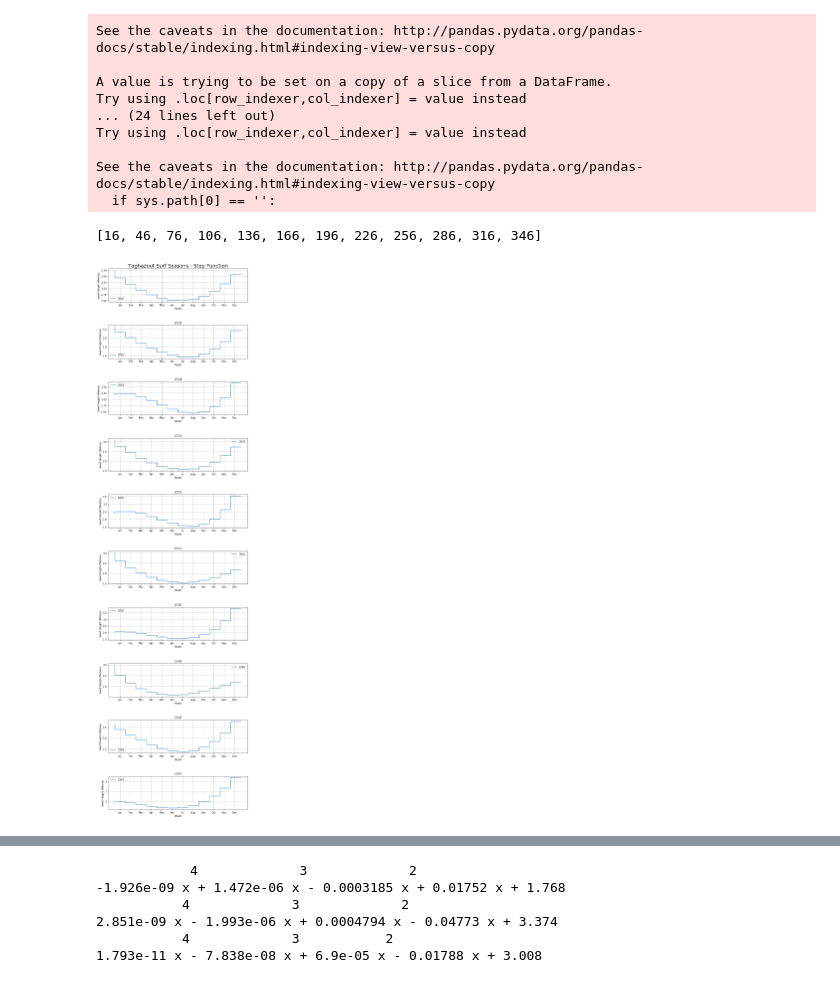
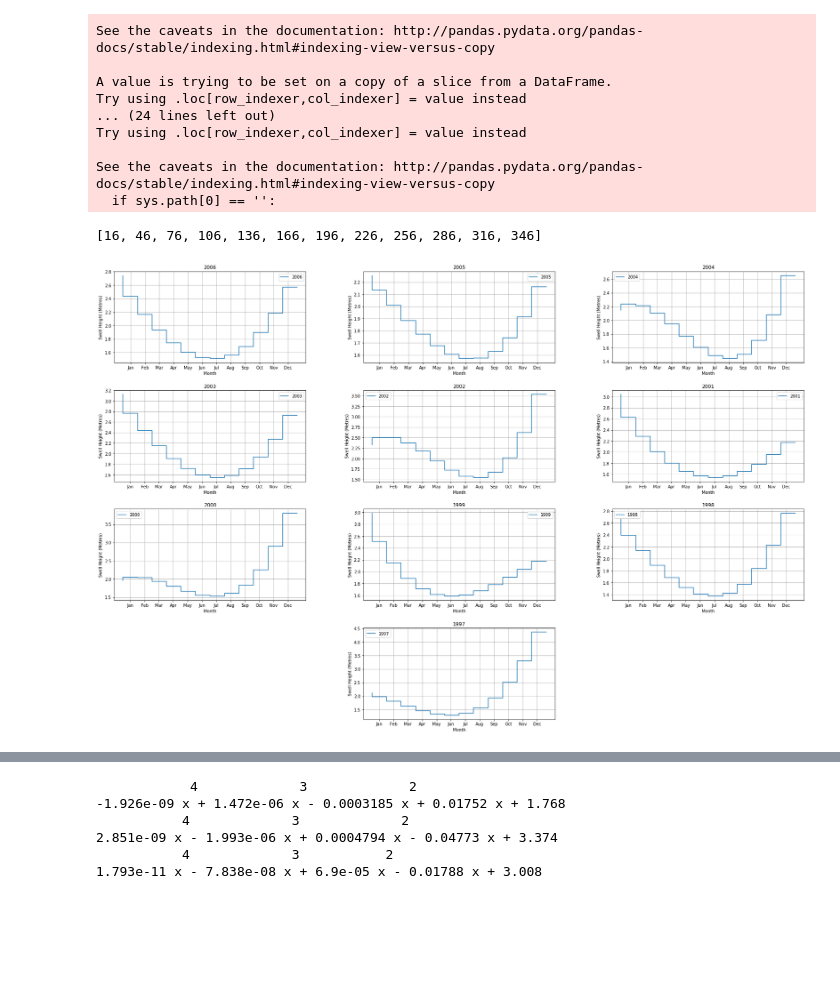
Before and after one commit to mimixtvxq/taghazout_crawler_visualisation_project, a Jupyter notebook: Taghazout_Swell_Data_Analysis.ipynb, the cells around one changed output, grey strips where cells are left out. Cells and saved outputs as stored; diff of their text form; code cells hidden in the pictures; blank space fills up the shorter version.

Commit message:
Change layout of graphs

```diff
--- a/Taghazout_Swell_Data_Analysis.ipynb
+++ b/Taghazout_Swell_Data_Analysis.ipynb
@@ -164,20 +164,20 @@ See the caveats in the documentation: http://pandas.pydata.org/pandas-docs/stabl
 import matplotlib.pyplot as plt
 from scipy.interpolate import UnivariateSpline
 
-plt.figure(figsize=(10,40))
+plt.figure(figsize=(30,20))
 #plt.xticks(np.arange(0,365,30), rotation=20)
 
 
-x1=plt.subplot(10,1,10)
-x2=plt.subplot(10,1,9)
-x3=plt.subplot(10,1,8)
-x4=plt.subplot(10,1,7)
-x5=plt.subplot(10,1,6)
-x6=plt.subplot(10,1,5)
-x7=plt.subplot(10,1,4)
-x8=plt.subplot(10,1,3)
-x9=plt.subplot(10,1,2)
-x10=plt.subplot(10,1,1)
+x1=plt.subplot(4,3,11)
+x2=plt.subplot(4,3,9)
+x3=plt.subplot(4,3,8)
+x4=plt.subplot(4,3,7)
+x5=plt.subplot(4,3,6)
+x6=plt.subplot(4,3,5)
+x7=plt.subplot(4,3,4)
+x8=plt.subplot(4,3,3)
+x9=plt.subplot(4,3,2)
+x10=plt.subplot(4,3,1)
 
 
 #create a spline function with 12 knots -- approx monthly cutoff = natural cutpoint
@@ -270,37 +270,35 @@ x7.set_title("2003")
 x8.set_title("2004")
 x9.set_title("2005")
 x10.set_title("2006")
 
 
 x10.legend(loc = 'best')
 x9.legend(loc = 'best')
 x8.legend(loc = 'best')
 x7.legend(loc = 'best')
 x6.legend(loc = 'best')
 x5.legend(loc = 'best')
 x4.legend(loc = 'best')
 x3.legend(loc = 'best')
 x2.legend(loc = 'best')
 x1.legend(loc = 'best')
 
 x2.grid(color='gray', linestyle='-', linewidth=0.5)
 x3.grid(color='gray', linestyle='-', linewidth=0.5)
 x4.grid(color='gray', linestyle='-', linewidth=0.5)
 x5.grid(color='gray', linestyle='-', linewidth=0.5)
 x6.grid(color='gray', linestyle='-', linewidth=0.5)
 x7.grid(color='gray', linestyle='-', linewidth=0.5)
 x8.grid(color='gray', linestyle='-', linewidth=0.5)
 x9.grid(color='gray', linestyle='-', linewidth=0.5)
 x10.grid(color='gray', linestyle='-', linewidth=0.5)
 x1.grid(color='gray', linestyle='-', linewidth=0.5)
 
-plt.title("Taghazout Surf Seasons - Step Function", fontsize=20)
-
-plt.subplots_adjust(left=None, bottom=None, right=None, top=None, wspace=0.5, hspace=0.7)
+plt.subplots_adjust(left=None, bottom=None, right=None, top=None, wspace=0.3, hspace=0.3)
 plt.show()
 # %% [output]
 [16, 46, 76, 106, 136, 166, 196, 226, 256, 286, 316, 346]
-[figure, old version]
+[figure, new version]
 # %%
 #smooth spline fit
 import matplotlib.pyplot as plt
```
Also changed, not shown: parts of 1 cell of this notebook, 1 other file.
